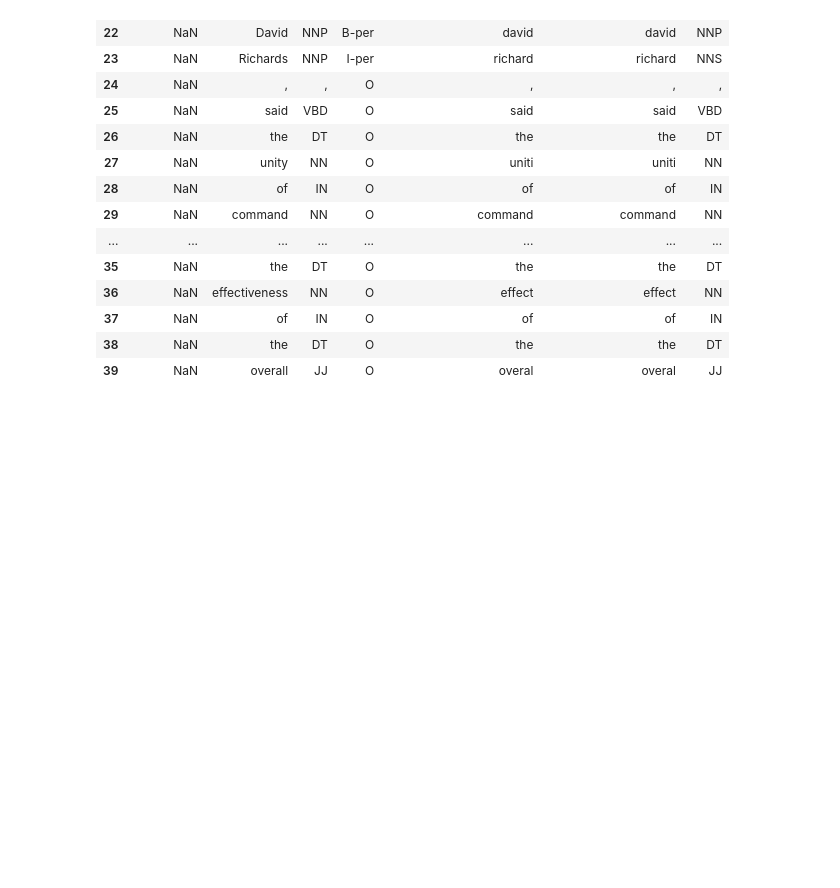
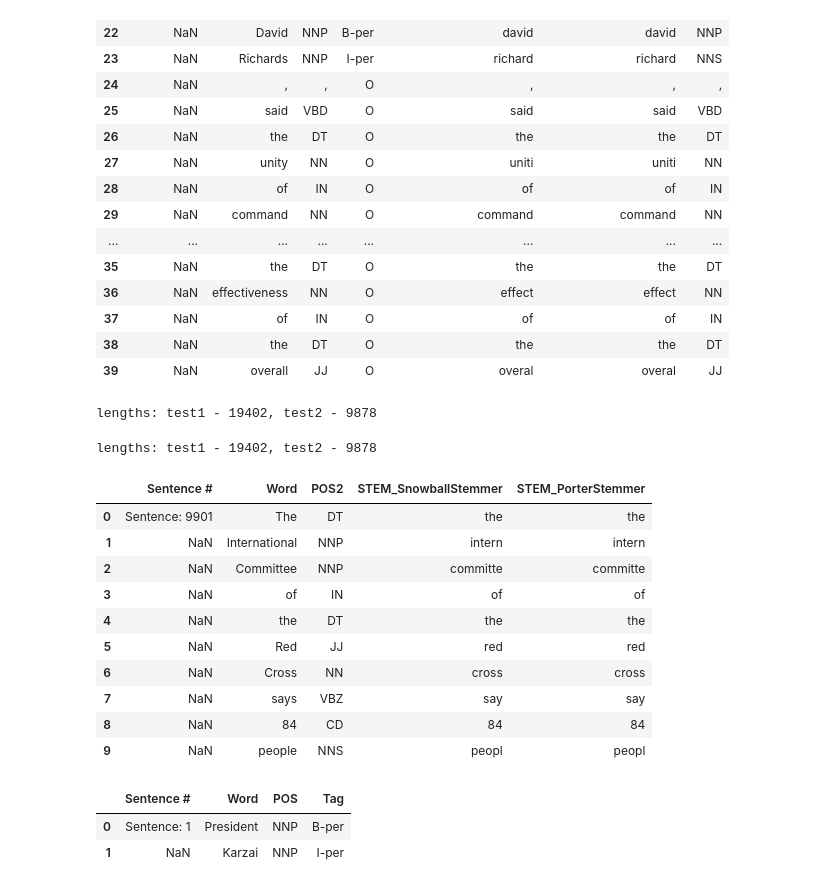
Before and after one commit to ujipet/TextMining, a Jupyter notebook: TextMining.ipynb, the cells around one changed output. Saved outputs shown, nothing was run; the diff lists cells and outputs as text; code cells hidden in the pictures; blank space fills up the shorter version.

```diff
--- a/TextMining.ipynb
+++ b/TextMining.ipynb
@@ -431,3 +256,8 @@ def stemProcess(dfIn,stemmer):
     typeString = str(type(stemmer)).split('.')[-1][:-2]
     dfTemp['STEM_{0}'.format(typeString)] = dfTemp.apply(lambda x: rowStemmer(x,stemmer), axis = 1)
     return dfTemp
+# %%
+df = pd.read_csv('TrainNER.csv',sep=';', encoding = "ISO-8859-1")
+test1 = pd.read_csv('Test1NER.csv',sep=';', encoding = "ISO-8859-1", header=None)
+test2 = pd.read_csv('Test2NER.csv',sep=';', encoding = "ISO-8859-1", header=None)
+train1 = pd.read_csv('TrainNER.csv',sep=';', encoding = "ISO-8859-1")
@@ -433,0 +278,3 @@ def stemProcess(dfIn,stemmer):
+# %%
+test1.columns=(['Sentence #','Word','Pos'])
+test1.head(3)
@@ -433,0 +286,3 @@ def stemProcess(dfIn,stemmer):
+# %%
+test2.columns=(['Sentence #', 'Word'])
+test2.head(10)
@@ -520,3 +401,44 @@ miniTrain
 | 37 | NaN | of | IN | O | of | of | IN |
 | 38 | NaN | the | DT | O | the | the | DT |
 | 39 | NaN | overall | JJ | O | overal | overal | JJ |
+# %%
+
+print('lengths: test1 - {0}, test2 - {1}'.format(len(test1),len(test2)))
+# %% [output]
+lengths: test1 - 19402, test2 - 9878
+# %%
+test1 = test1[pd.notnull(test1['Word'])]
+test2 = test2[pd.notnull(test2['Word'])]
+
+print('lengths: test1 - {0}, test2 - {1}'.format(len(test1),len(test2)))
+# %% [output]
+lengths: test1 - 19402, test2 - 9878
+# %%
+test1 = stemProcess(test1,sbStemmer)
+test1 = stemProcess(test1,pStemmer)
+
+
+test2 = posProcess(test2)
+
+test2 = stemProcess(test2,sbStemmer)
+test2 = stemProcess(test2,pStemmer)
+
+test2.head(10)
+# %% [output]
+|  | Sentence # | Word | POS2 | STEM_SnowballStemmer | STEM_PorterStemmer |
+| 0 | Sentence: 9901 | The | DT | the | the |
+| 1 | NaN | International | NNP | intern | intern |
+| 2 | NaN | Committee | NNP | committe | committe |
+| 3 | NaN | of | IN | of | of |
+| 4 | NaN | the | DT | the | the |
+| 5 | NaN | Red | JJ | red | red |
+| 6 | NaN | Cross | NN | cross | cross |
+| 7 | NaN | says | VBZ | say | say |
+| 8 | NaN | 84 | CD | 84 | 84 |
+| 9 | NaN | people | NNS | peopl | peopl |
+# %%
+train1.head(2)
+# %% [output]
+|  | Sentence # | Word | POS | Tag |
+| 0 | Sentence: 1 | President | NNP | B-per |
+| 1 | NaN | Karzai | NNP | I-per |
```
Also changed, not shown: parts of 24 cells of this notebook.
